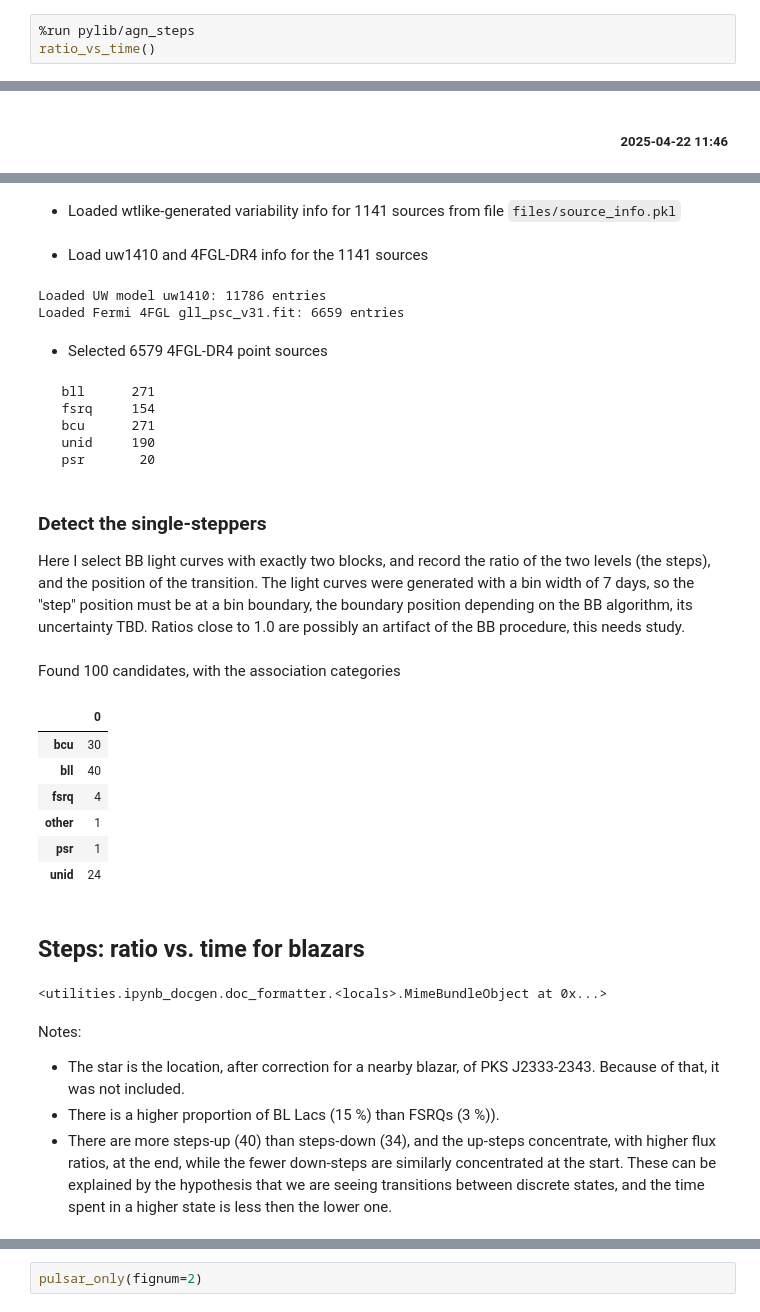
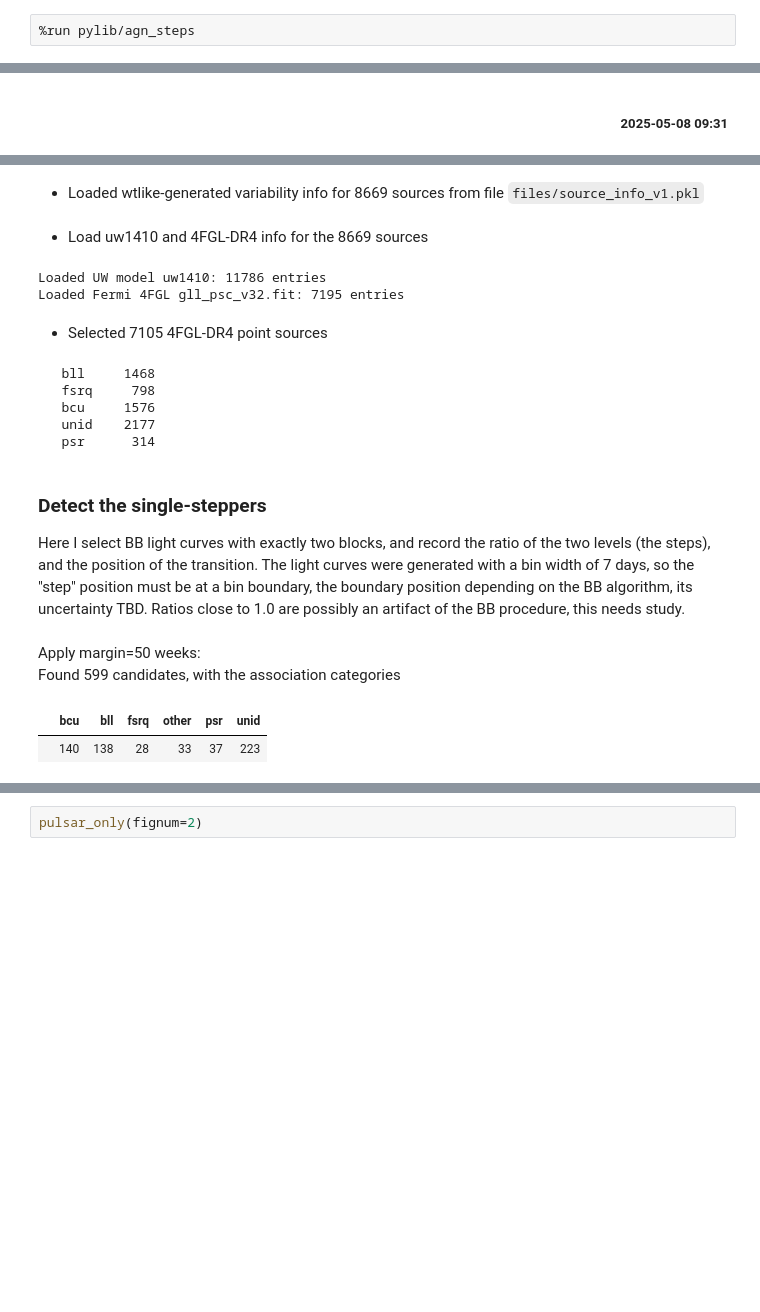
Before and after one commit to tburnett/agnsteps, a Jupyter notebook: single-steps.ipynb, the cells around one changed output, grey strips where cells are left out. Saved outputs shown, nothing was run; the diff lists cells and outputs as text; blank space fills up the shorter version.

```diff
--- a/single-steps.ipynb
+++ b/single-steps.ipynb
@@ -1,7 +1,6 @@
 # %%
 %run pylib/agn_steps
-ratio_vs_time()
 # %% [output]
 # Observation of discrete steps in gamma-ray light curves
-<h5 style="text-align:right; margin-right:15px"> 2025-04-22 11:46</h5>
+<h5 style="text-align:right; margin-right:15px"> 2025-05-08 09:31</h5>
 ## Load light curve data
@@ -9,34 +8,21 @@ Note that the file `source_info.pkl`, used here was copied from SLAC's s3df,
 where is was last updated on May 10 2023 13:05.
 It can be found at `/sdf/home/b/burnett/work/bb_light_curves/files`.
-* Loaded wtlike-generated variability info for 1141 sources from file `files/source_info.pkl`
+* Loaded wtlike-generated variability info for 8669 sources from file `files/source_info_v1.pkl`
-* Load uw1410 and 4FGL-DR4 info for the 1141 sources
+* Load uw1410 and 4FGL-DR4 info for the 8669 sources
 Loaded UW model uw1410: 11786 entries
-Loaded Fermi 4FGL gll_psc_v31.fit: 6659 entries
+Loaded Fermi 4FGL gll_psc_v32.fit: 7195 entries
-* Selected 6579 4FGL-DR4 point sources
+* Selected 7105 4FGL-DR4 point sources
-   bll      271
-   fsrq     154
-   bcu      271
-   unid     190
-   psr       20
+   bll     1468
+   fsrq     798
+   bcu     1576
+   unid    2177
+   psr      314
 ### Detect the single-steppers
 Here I select BB light curves with exactly two blocks, and record the ratio
 of the two levels (the steps), and the position of the transition.
 The light curves were generated with a bin width of 7 days, so the "step" position
 must be at a bin boundary, the boundary position depending on the BB algorithm, its uncertainty TBD.
 Ratios close to 1.0 are possibly an artifact of the BB procedure, this needs study.
-Found 100 candidates, with the association categories
+Apply margin=50 weeks: <br>Found 599 candidates, with the association categories
-|  | 0 |
-| bcu | 30 |
-| bll | 40 |
-| fsrq | 4 |
-| other | 1 |
-| psr | 1 |
-| unid | 24 |
+|  | bcu | bll | fsrq | other | psr | unid |
+|  | 140 | 138 | 28 | 33 | 37 | 223 |
-## Steps: ratio vs. time for blazars
-<utilities.ipynb_docgen.doc_formatter.<locals>.MimeBundleObject at 0x...>
-Notes:
-* The star is the location, after correction for a nearby blazar, of PKS J2333-2343. Because of that, it was not included.
-* There is a higher proportion of BL Lacs (15 %) than FSRQs (3 %)).
-* There are more steps-up (40) than steps-down (34), and the up-steps concentrate, with higher flux ratios, at the end,
-while the fewer down-steps are similarly concentrated at the start. These can be explained by the hypothesis that we are seeing transitions
-between discrete states, and the time spent in a higher state is less then the lower one.
```
Also changed, not shown: parts of 12 cells of this notebook, 7 other files.
